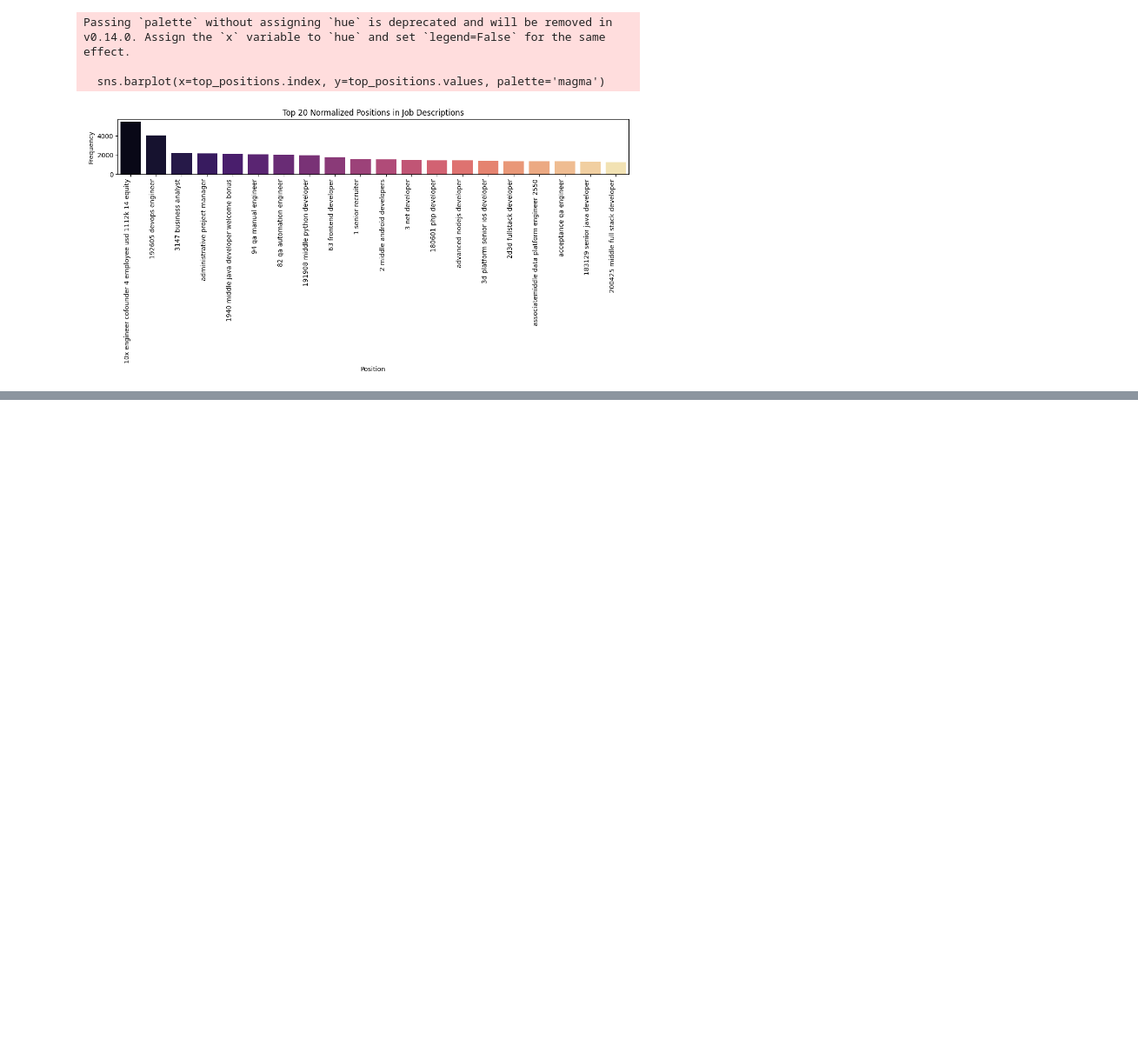
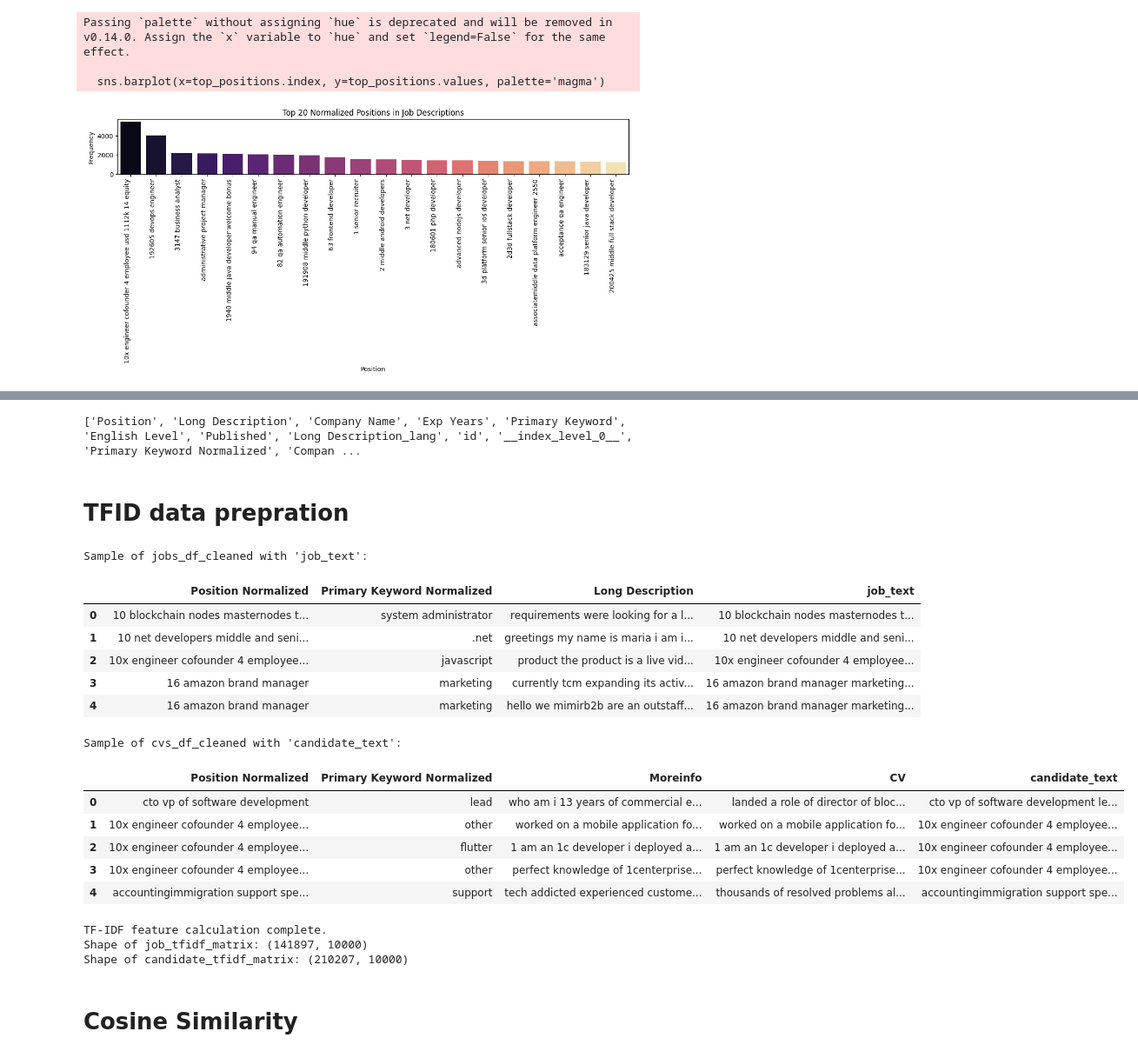
Before and after one commit to devprithvi/DijniResumeRanking, a Jupyter notebook: Preprocessing.ipynb, the cells around one changed output, grey strips where cells are left out. Shown: that part at 87% size. Cells and saved outputs as stored; diff of their text form; code cells hidden in the pictures; blank space fills up the shorter version.

Commit message:
cosine similarity

```diff
--- a/Preprocessing.ipynb
+++ b/Preprocessing.ipynb
@@ -1212,0 +1330,44 @@ Passing `palette` without assigning `hue` is deprecated and will be removed in v
+# %%
+print(df_temp_jobs_df_cleaned.columns.tolist())
+# %% [output]
+['Position', 'Long Description', 'Company Name', 'Exp Years', 'Primary Keyword', 'English Level', 'Published', 'Long Description_lang', 'id', '__index_level_0__', 'Primary Keyword Normalized', 'Compan ...
+# %% [markdown]
+# TFID data prepration
+# %%
+# 1. Select the relevant text columns from jobs_df_cleaned
+# Using 'Position Normalized', 'Primary Keyword Normalized', and 'Long Description'
+job_text_cols = ['Position Normalized', 'Primary Keyword Normalized', 'Long Description']
+
+# 2. Concatenate these selected columns into a new column named job_text
+# Handle potential non-string types by converting to string and joining with a space
+df_temp_jobs_df_cleaned['job_text'] = df_temp_jobs_df_cleaned[job_text_cols].fillna('').astype(str).agg(' '.join, axis=1)
+
+# 3. Select the relevant text columns from cvs_df_cleaned
+# Using 'Position Normalized', 'Primary Keyword Normalized', 'Moreinfo', and 'CV'
+candidate_text_cols = ['Position Normalized', 'Primary Keyword Normalized', 'Moreinfo', 'CV']
+
+# 4. Concatenate these selected columns into a new column named candidate_text
+# Handle potential non-string types by converting to string and joining with a space
+df_temp['candidate_text'] = df_temp[candidate_text_cols].fillna('').astype(str).agg(' '.join, axis=1)
+
+# 5. Display the first few rows of jobs_df_cleaned and cvs_df_cleaned
+print("Sample of jobs_df_cleaned with 'job_text':")
+display(df_temp_jobs_df_cleaned[['Position Normalized', 'Primary Keyword Normalized', 'Long Description', 'job_text']].head())
+
+print("\nSample of cvs_df_cleaned with 'candidate_text':")
+display(df_temp[['Position Normalized', 'Primary Keyword Normalized', 'Moreinfo', 'CV', 'candidate_text']].head())
+# %% [output]
+Sample of jobs_df_cleaned with 'job_text':
+|  | Position Normalized | Primary Keyword Normalized | Long Description | job_text |
+| 0 | 10 blockchain nodes masternodes t... | system administrator | requirements were looking for a l... | 10 blockchain nodes masternodes t... |
+| 1 | 10 net developers middle and seni... | .net | greetings my name is maria i am i... | 10 net developers middle and seni... |
+| 2 | 10x engineer cofounder 4 employee... | javascript | product the product is a live vid... | 10x engineer cofounder 4 employee... |
+| 3 | 16 amazon brand manager | marketing | currently tcm expanding its activ... | 16 amazon brand manager marketing... |
+| 4 | 16 amazon brand manager | marketing | hello we mimirb2b are an outstaff... | 16 amazon brand manager marketing... |
+Sample of cvs_df_cleaned with 'candidate_text':
+|  | Position Normalized | Primary Keyword Normalized | Moreinfo | CV | candidate_text |
+| 0 | cto vp of software development | lead | who am i 13 years of commercial e... | landed a role of director of bloc... | cto vp of software development le... |
+| 1 | 10x engineer cofounder 4 employee... | other | worked on a mobile application fo... | worked on a mobile application fo... | 10x engineer cofounder 4 employee... |
+| 2 | 10x engineer cofounder 4 employee... | flutter | 1 am an 1c developer i deployed a... | 1 am an 1c developer i deployed a... | 10x engineer cofounder 4 employee... |
+| 3 | 10x engineer cofounder 4 employee... | other | perfect knowledge of 1centerprise... | perfect knowledge of 1centerprise... | 10x engineer cofounder 4 employee... |
+| 4 | accountingimmigration support spe... | support | tech addicted experienced custome... | thousands of resolved problems al... | accountingimmigration support spe... |
@@ -1212,0 +1378,25 @@ Passing `palette` without assigning `hue` is deprecated and will be removed in v
+# %%
+from sklearn.feature_extraction.text import TfidfVectorizer
+
+# Initialize TF-IDF Vectorizer
+# Consider adjusting max_features, min_df, max_df, and ngram_range based on your data and needs
+tfidf_vectorizer = TfidfVectorizer(stop_words='english', max_features=10000) # Adjust max_features as needed
+
+# Fit the vectorizer on the combined text data from both jobs and candidates
+# This ensures the vocabulary is built from the entire corpus
+all_text = pd.concat([jobs_df_cleaned['job_text'], cvs_df_cleaned['candidate_text']]).astype(str)
+tfidf_vectorizer.fit(all_text)
+
+# Transform the job and candidate text data into TF-IDF vectors
+job_tfidf_matrix = tfidf_vectorizer.transform(jobs_df_cleaned['job_text'].astype(str))
+candidate_tfidf_matrix = tfidf_vectorizer.transform(cvs_df_cleaned['candidate_text'].astype(str))
+
+print("TF-IDF feature calculation complete.")
+print("Shape of job_tfidf_matrix:", job_tfidf_matrix.shape)
+print("Shape of candidate_tfidf_matrix:", candidate_tfidf_matrix.shape)
+# %% [output]
+TF-IDF feature calculation complete.
+Shape of job_tfidf_matrix: (141897, 10000)
+Shape of candidate_tfidf_matrix: (210207, 10000)
+# %% [markdown]
+# Cosine Similarity
```
Also changed, not shown: parts of 17 cells of this notebook, 1 other file.
